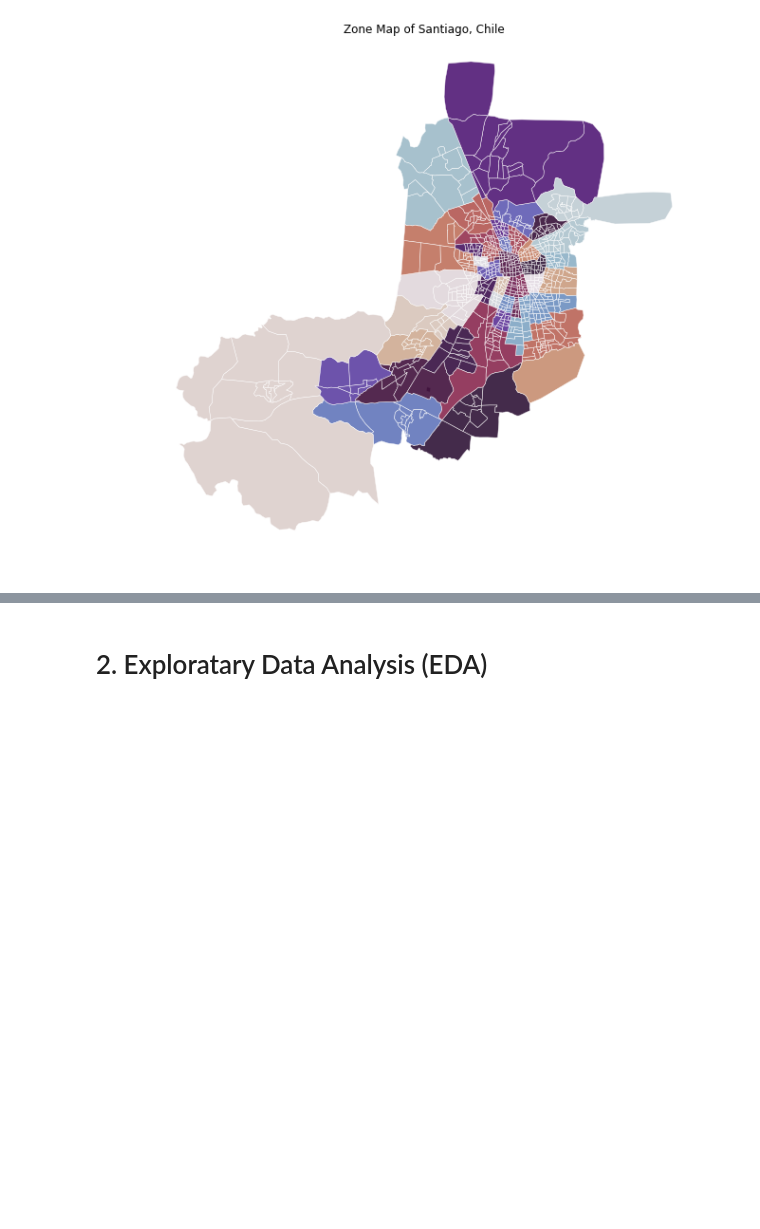
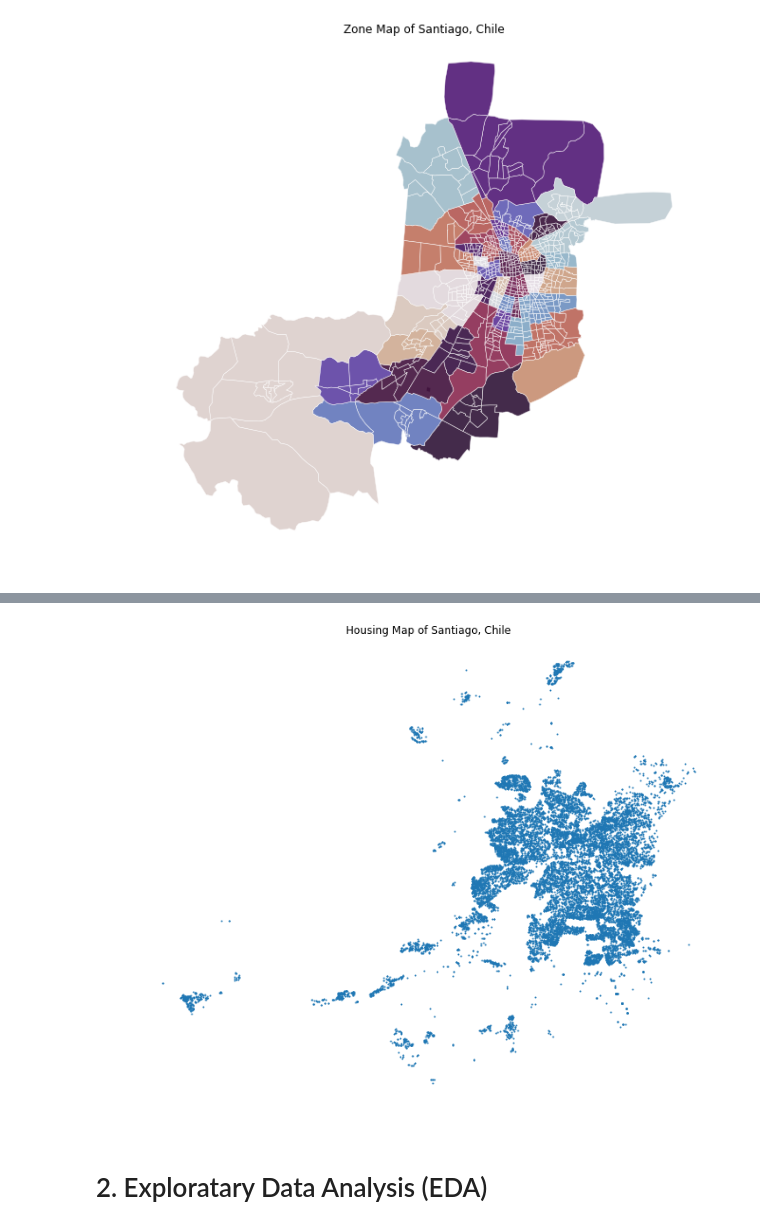
Before and after one commit to ziyueyanggg/DS_Challenge, a Jupyter notebook: Prediction_Challenge.ipynb, the cells around one changed output, grey strips where cells are left out. Saved outputs shown, nothing was run; the diff lists cells and outputs as text; code cells hidden in the pictures; blank space fills up the shorter version.

```diff
--- a/Prediction_Challenge.ipynb
+++ b/Prediction_Challenge.ipynb
@@ -527,0 +586,3 @@ ax.set_axis_off()
+# %%
+gdf = gpd.GeoDataFrame(
+    df_cleaned, geometry = gpd.points_from_xy(df_cleaned.longitude, df_cleaned.latitude))
@@ -528,3 +598,10 @@ ax.set_axis_off()
+# %%
+fig, ax = plt.subplots(figsize=(12, 12))
+ax = gdf.plot(markersize=1,ax=ax)
+ax.set_title("Housing Map of Santiago, Chile")
+ax.set_axis_off()
+# %% [output]
+[figure, added]
 # %% [markdown]
 # 2. Exploratary Data Analysis (EDA)
 # %% [markdown]
```
Also changed, not shown: parts of 48 cells of this notebook, 2 other files.
